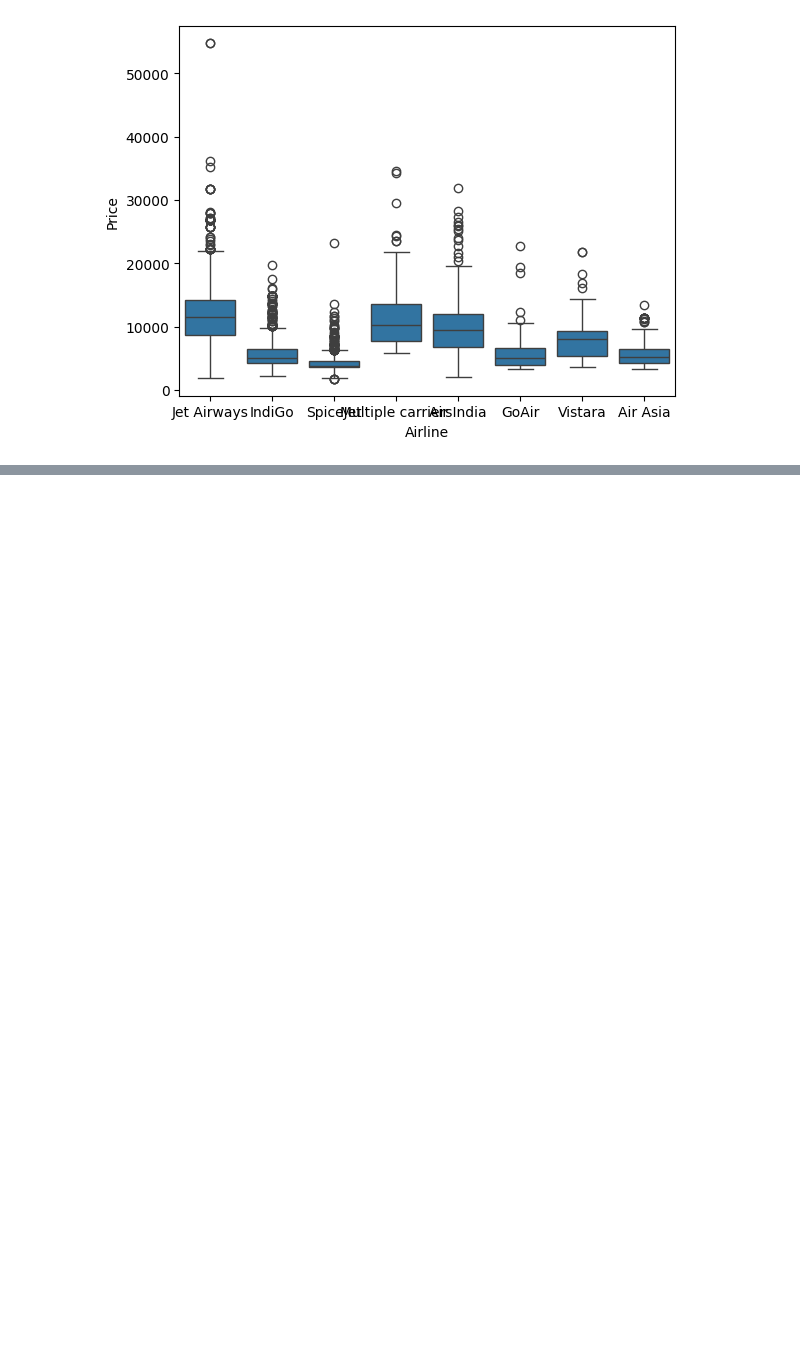
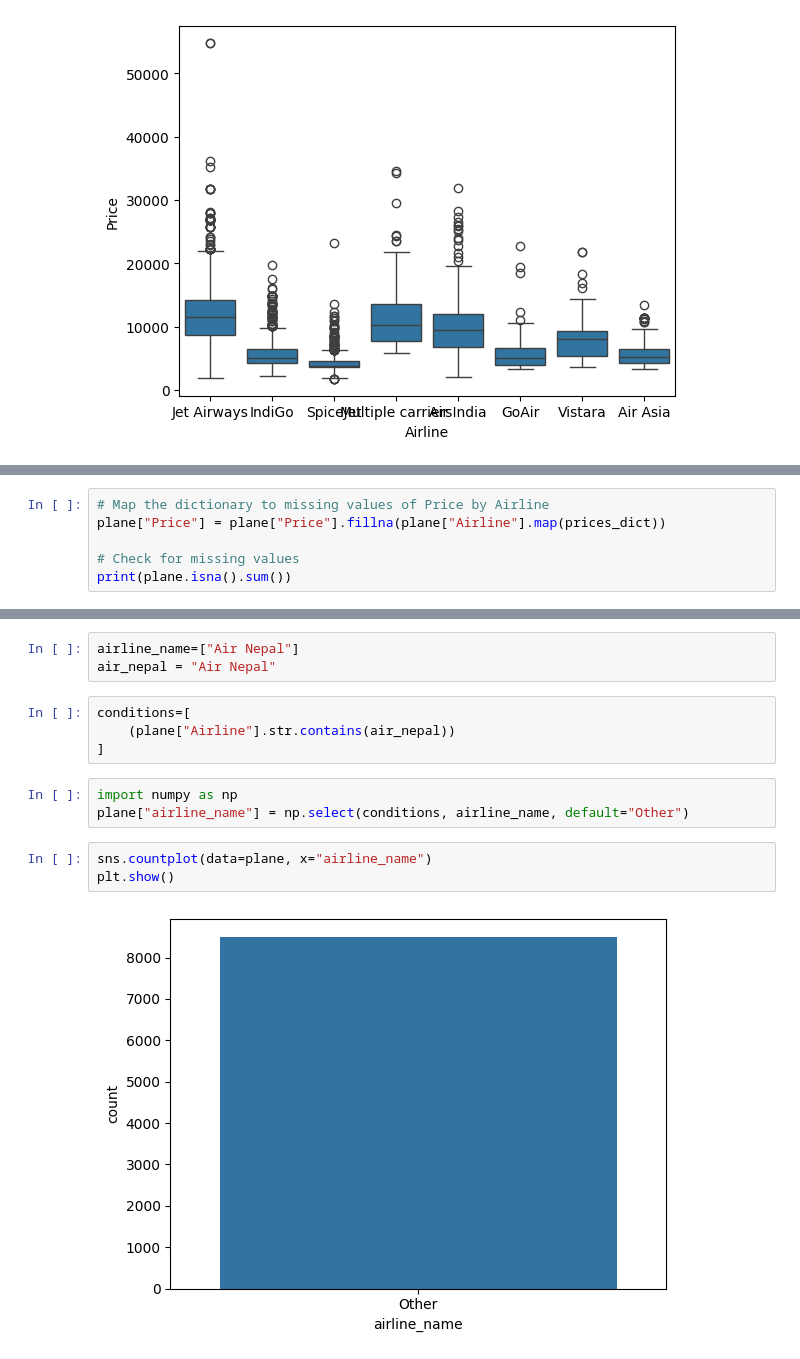
Before and after one commit to shreyasstha/data, a Jupyter notebook: EDA.ipynb, the cells around one changed output, grey strips where cells are left out. Drawn from its saved outputs; the diff is of its cells as text; blank space fills up the shorter version.

```diff
--- a/EDA.ipynb
+++ b/EDA.ipynb
@@ -286,0 +310,6 @@ plt.show()
+# %%
+# Map the dictionary to missing values of Price by Airline
+plane["Price"] = plane["Price"].fillna(plane["Airline"].map(prices_dict))
+
+# Check for missing values
+print(plane.isna().sum())
@@ -286,0 +417,15 @@ plt.show()
+# %%
+airline_name=["Air Nepal"]
+air_nepal = "Air Nepal"
+# %%
+conditions=[
+    (plane["Airline"].str.contains(air_nepal))
+]
+# %%
+import numpy as np
+plane["airline_name"] = np.select(conditions, airline_name, default="Other")
+# %%
+sns.countplot(data=plane, x="airline_name")
+plt.show()
+# %% [output]
+[figure, added]
```
Also changed, not shown: parts of 18 cells of this notebook.
